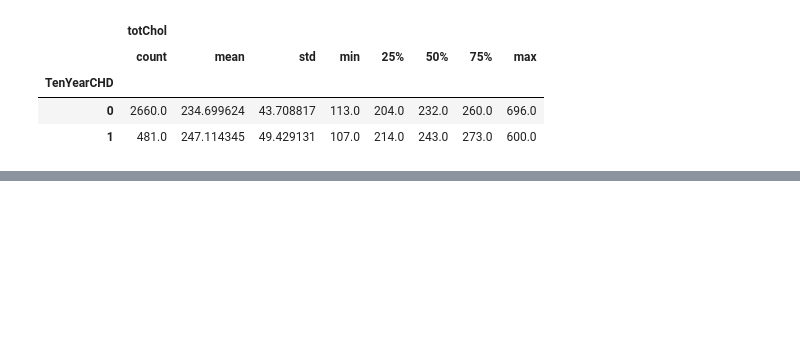
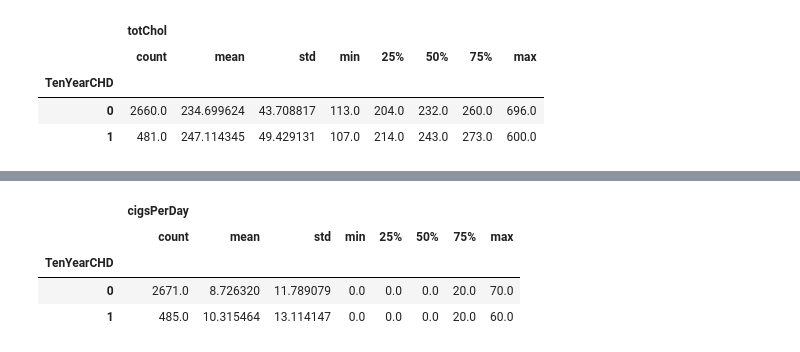
Before and after one commit to vnewsome/project_chd, a Jupyter notebook: ML_project2.ipynb, the cells around one changed output, grey strips where cells are left out. Drawn from its saved outputs; the diff is of its cells as text; code cells hidden in the pictures; blank space fills up the shorter version.

```diff
--- a/ML_project2.ipynb
+++ b/ML_project2.ipynb
@@ -62,0 +120,8 @@ data.loc[:,['totChol','TenYearCHD'] ].groupby('TenYearCHD').describe()
+# %%
+data.loc[:,['cigsPerDay','TenYearCHD'] ].groupby('TenYearCHD').describe()
+# %% [output]
+|  | cigsPerDay |  |  |  |  |  |  |  |
+|  | count | mean | std | min | 25% | 50% | 75% | max |
+| TenYearCHD |  |  |  |  |  |  |  |  |
+| 0 | 2671.0 | 8.726320 | 11.789079 | 0.0 | 0.0 | 0.0 | 20.0 | 70.0 |
+| 1 | 485.0 | 10.315464 | 13.114147 | 0.0 | 0.0 | 0.0 | 20.0 | 60.0 |
```
Also changed, not shown: parts of 6 cells of this notebook.
